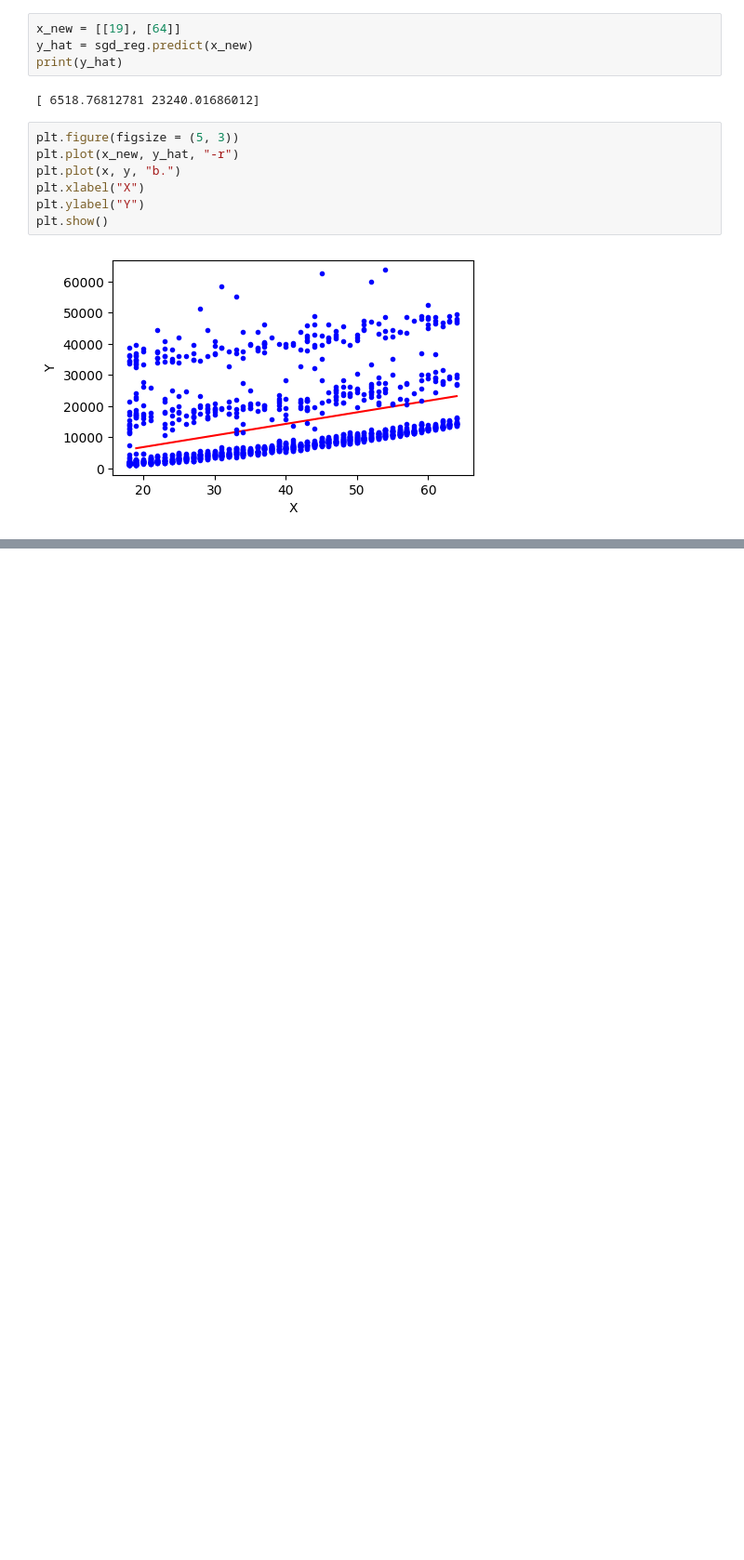
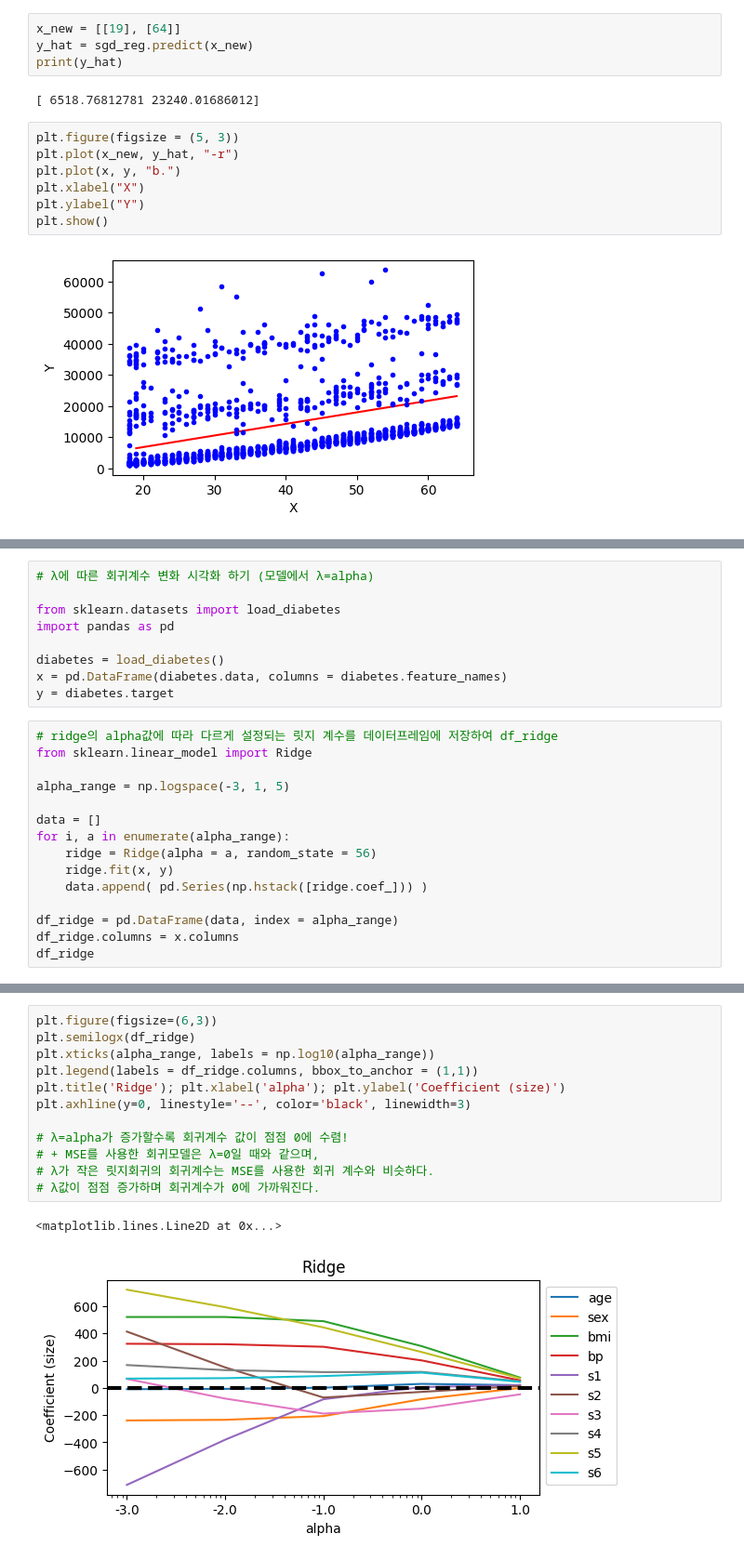
Before and after one commit to BeBrave-BeHumble/Machine_Learning, a Jupyter notebook: ADP/Chapter_6_머신러닝_지도학습.ipynb, the cells around one changed output, grey strips where cells are left out. Shown: that part at 93% size. Drawn from its saved outputs; the diff is of its cells as text; blank space fills up the shorter version.

```diff
--- a/ADP/Chapter_6_머신러닝_지도학습.ipynb
+++ b/ADP/Chapter_6_머신러닝_지도학습.ipynb
@@ -197,0 +415,24 @@ plt.show()
+# %%
+# λ에 따른 회귀계수 변화 시각화 하기 (모델에서 λ=alpha)
+
+from sklearn.datasets import load_diabetes
+import pandas as pd
+
+diabetes = load_diabetes()
+x = pd.DataFrame(diabetes.data, columns = diabetes.feature_names)
+y = diabetes.target
+# %%
+# ridge의 alpha값에 따라 다르게 설정되는 릿지 계수를 데이터프레임에 저장하여 df_ridge
+from sklearn.linear_model import Ridge
+
+alpha_range = np.logspace(-3, 1, 5)
+
+data = []
+for i, a in enumerate(alpha_range):
+    ridge = Ridge(alpha = a, random_state = 56)
+    ridge.fit(x, y)
+    data.append( pd.Series(np.hstack([ridge.coef_])) )
+
+df_ridge = pd.DataFrame(data, index = alpha_range)
+df_ridge.columns = x.columns
+df_ridge
@@ -197,0 +446,15 @@ plt.show()
+# %%
+plt.figure(figsize=(6,3))
+plt.semilogx(df_ridge)
+plt.xticks(alpha_range, labels = np.log10(alpha_range))
+plt.legend(labels = df_ridge.columns, bbox_to_anchor = (1,1))
+plt.title('Ridge'); plt.xlabel('alpha'); plt.ylabel('Coefficient (size)')
+plt.axhline(y=0, linestyle='--', color='black', linewidth=3)
+
+# λ=alpha가 증가할수록 회귀계수 값이 점점 0에 수렴!
+# + MSE를 사용한 회귀모델은 λ=0일 때와 같으며,
+# λ가 작은 릿지회귀의 회귀계수는 MSE를 사용한 회귀 계수와 비슷하다.
+# λ값이 점점 증가하며 회귀계수가 0에 가까워진다.
+# %% [output]
+<matplotlib.lines.Line2D at 0x...>
+[figure, added]
```
Also changed, not shown: parts of 65 cells of this notebook.
